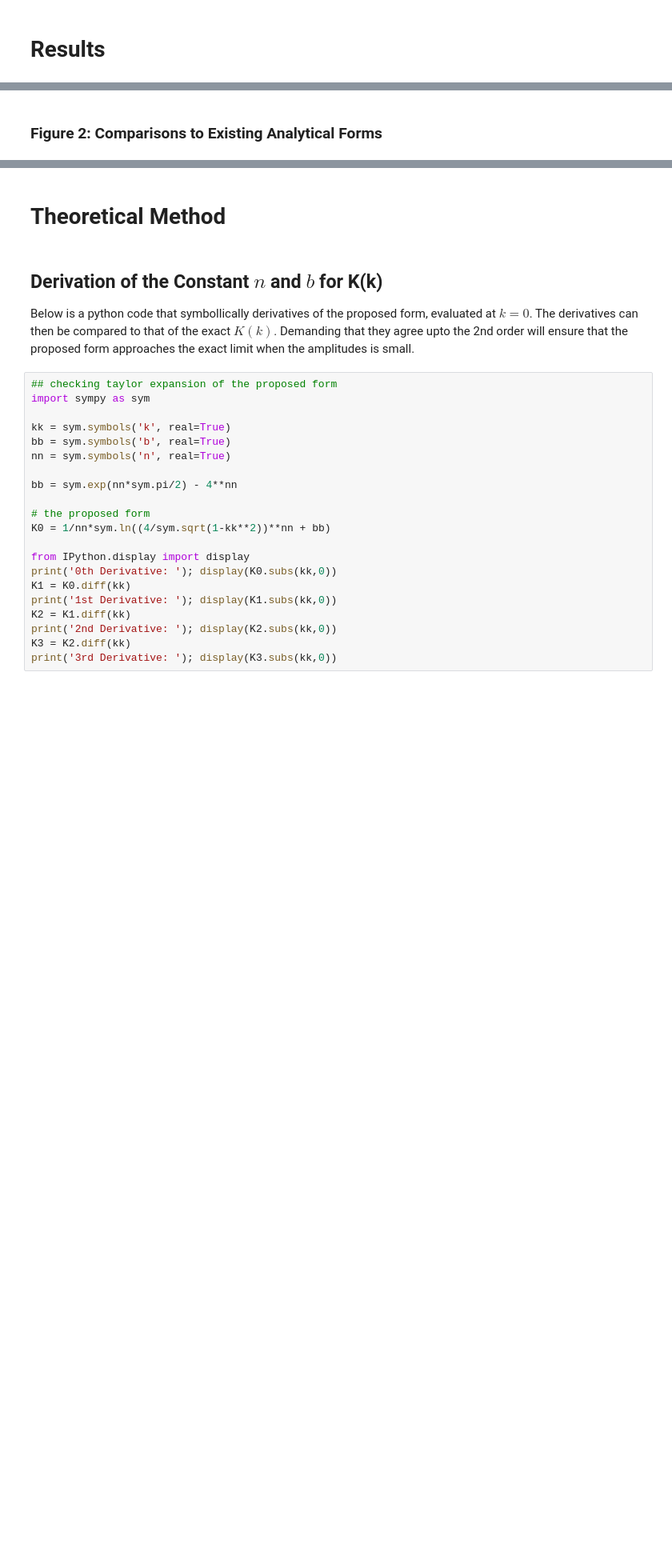
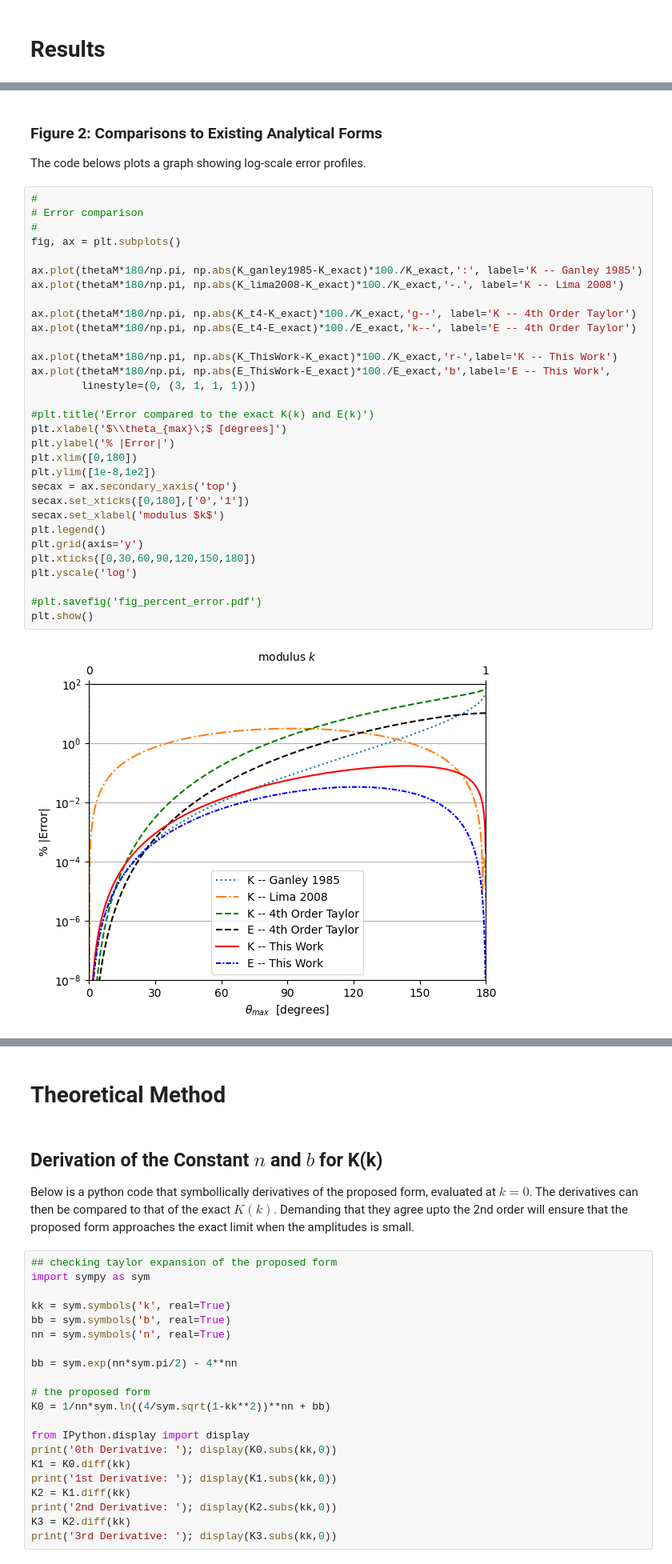
Before and after one commit to teepanis/elliptic-integrals, a Jupyter notebook: supplemental_material.ipynb, the cells around one changed output, grey strips where cells are left out. Shown: that part at 80% size. Drawn from its saved outputs; the diff is of its cells as text; blank space fills up the shorter version.

```diff
--- a/supplemental_material.ipynb
+++ b/supplemental_material.ipynb
@@ -312,2 +359,37 @@ plt.show()
 # %% [markdown]
 ### Figure 2: Comparisons to Existing Analytical Forms
+
+The code belows plots a graph showing log-scale error profiles.
+# %%
+#
+# Error comparison
+#
+fig, ax = plt.subplots()
+
+ax.plot(thetaM*180/np.pi, np.abs(K_ganley1985-K_exact)*100./K_exact,':', label='K -- Ganley 1985')
+ax.plot(thetaM*180/np.pi, np.abs(K_lima2008-K_exact)*100./K_exact,'-.', label='K -- Lima 2008')
+
+ax.plot(thetaM*180/np.pi, np.abs(K_t4-K_exact)*100./K_exact,'g--', label='K -- 4th Order Taylor')
+ax.plot(thetaM*180/np.pi, np.abs(E_t4-E_exact)*100./E_exact,'k--', label='E -- 4th Order Taylor')
+
+ax.plot(thetaM*180/np.pi, np.abs(K_ThisWork-K_exact)*100./K_exact,'r-',label='K -- This Work')
+ax.plot(thetaM*180/np.pi, np.abs(E_ThisWork-E_exact)*100./E_exact,'b',label='E -- This Work',
+        linestyle=(0, (3, 1, 1, 1)))
+
+#plt.title('Error compared to the exact K(k) and E(k)')
+plt.xlabel('$\\theta_{max}\;$ [degrees]')
+plt.ylabel('% |Error|')
+plt.xlim([0,180])
+plt.ylim([1e-8,1e2])
+secax = ax.secondary_xaxis('top')
+secax.set_xticks([0,180],['0','1'])
+secax.set_xlabel('modulus $k$')
+plt.legend()
+plt.grid(axis='y')
+plt.xticks([0,30,60,90,120,150,180])
+plt.yscale('log')
+
+#plt.savefig('fig_percent_error.pdf')
+plt.show()
+# %% [output]
+[figure, added]
```
Also changed, not shown: parts of 28 cells of this notebook.
